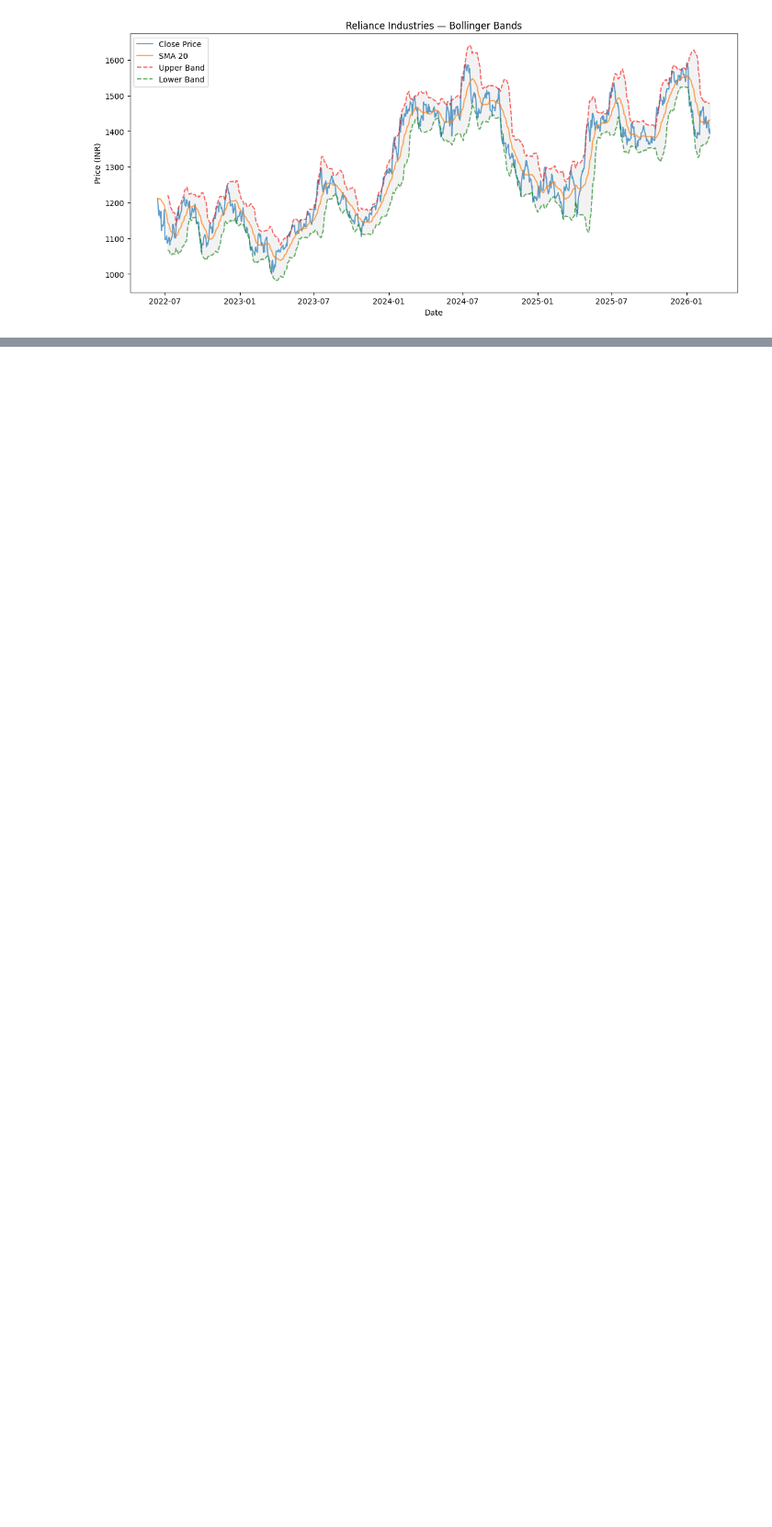
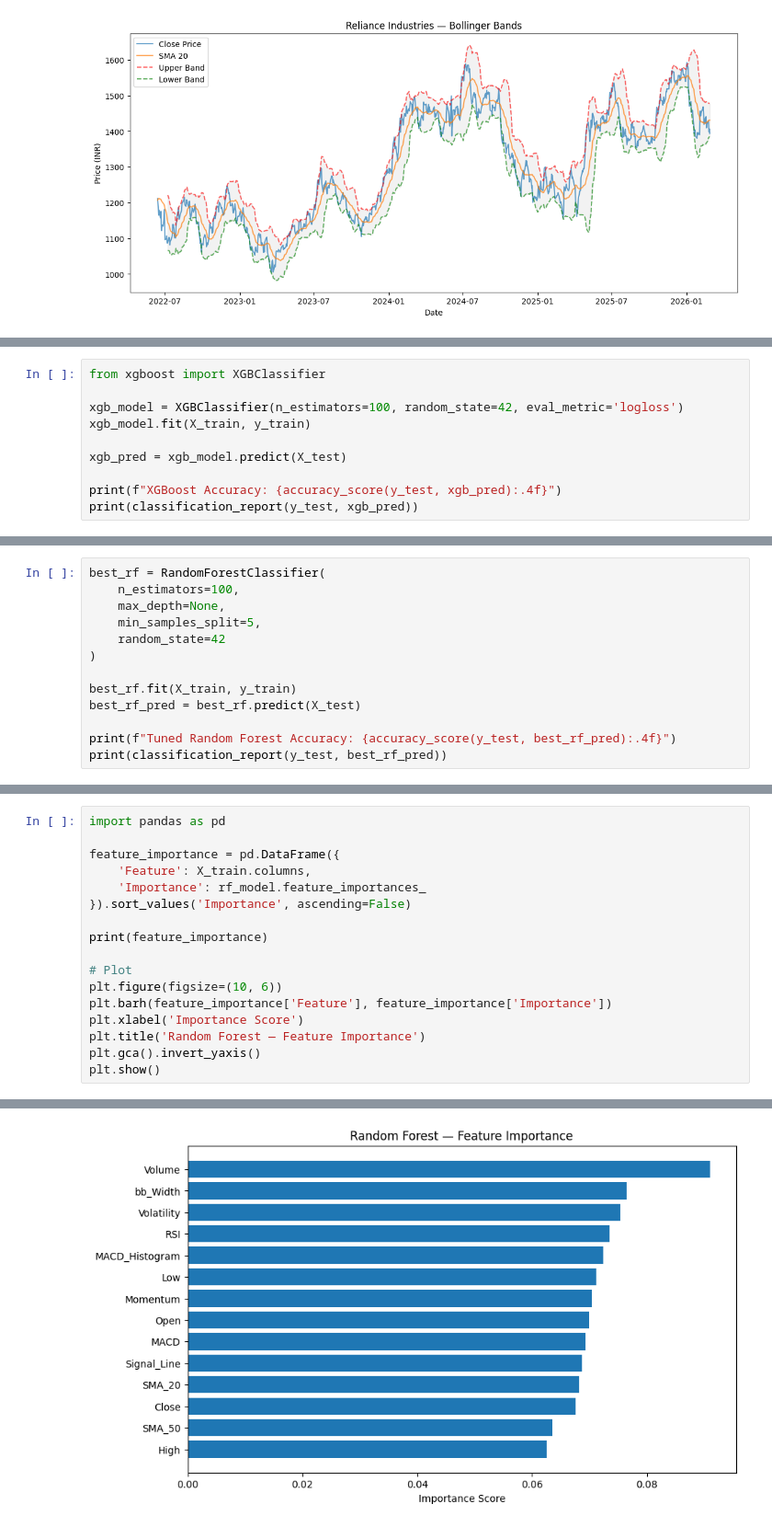
Before and after one commit to samarthpatel03/quantitative-market-analysis, a Jupyter notebook: stock_prediction.ipynb, the cells around one changed output, grey strips where cells are left out. Shown at 92% size. Cells and saved outputs as stored; diff of their text form; blank space fills up the shorter version.

```diff
--- a/stock_prediction.ipynb
+++ b/stock_prediction.ipynb
@@ -320,0 +392,10 @@ plt.show()
+# %%
+from xgboost import XGBClassifier
+
+xgb_model = XGBClassifier(n_estimators=100, random_state=42, eval_metric='logloss')
+xgb_model.fit(X_train, y_train)
+
+xgb_pred = xgb_model.predict(X_test)
+
+print(f"XGBoost Accuracy: {accuracy_score(y_test, xgb_pred):.4f}")
+print(classification_report(y_test, xgb_pred))
@@ -320,0 +438,13 @@ plt.show()
+# %%
+best_rf = RandomForestClassifier(
+    n_estimators=100,
+    max_depth=None,
+    min_samples_split=5,
+    random_state=42
+)
+
+best_rf.fit(X_train, y_train)
+best_rf_pred = best_rf.predict(X_test)
+
+print(f"Tuned Random Forest Accuracy: {accuracy_score(y_test, best_rf_pred):.4f}")
+print(classification_report(y_test, best_rf_pred))
@@ -320,0 +461,18 @@ plt.show()
+# %%
+import pandas as pd
+
+feature_importance = pd.DataFrame({
+    'Feature': X_train.columns,
+    'Importance': rf_model.feature_importances_
+}).sort_values('Importance', ascending=False)
+
+print(feature_importance)
+
+# Plot
+plt.figure(figsize=(10, 6))
+plt.barh(feature_importance['Feature'], feature_importance['Importance'])
+plt.xlabel('Importance Score')
+plt.title('Random Forest — Feature Importance')
+plt.gca().invert_yaxis()
+plt.show()
+# %% [output]
@@ -320,0 +494 @@ plt.show()
+[figure, added]
```
Also changed, not shown: parts of 14 cells of this notebook.
